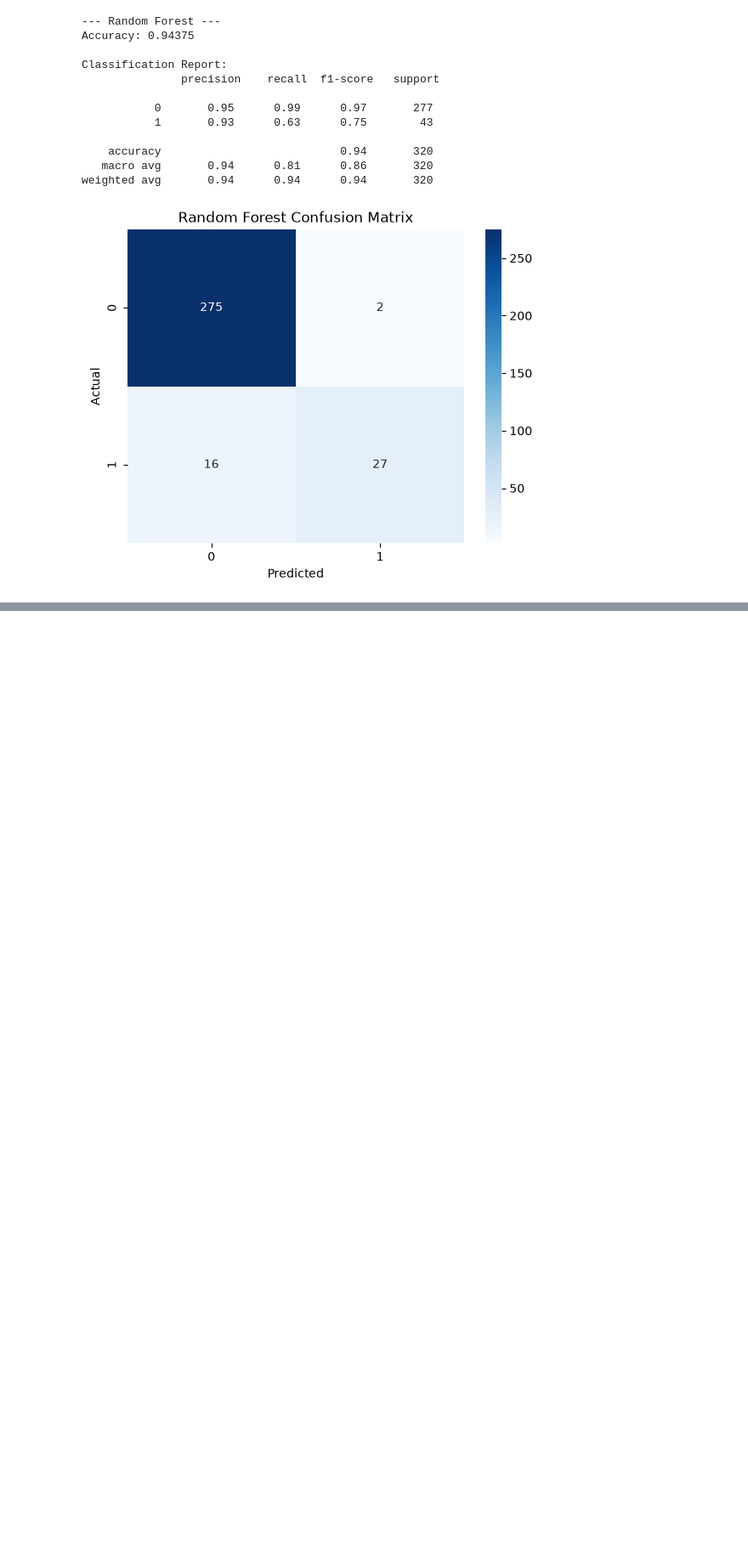
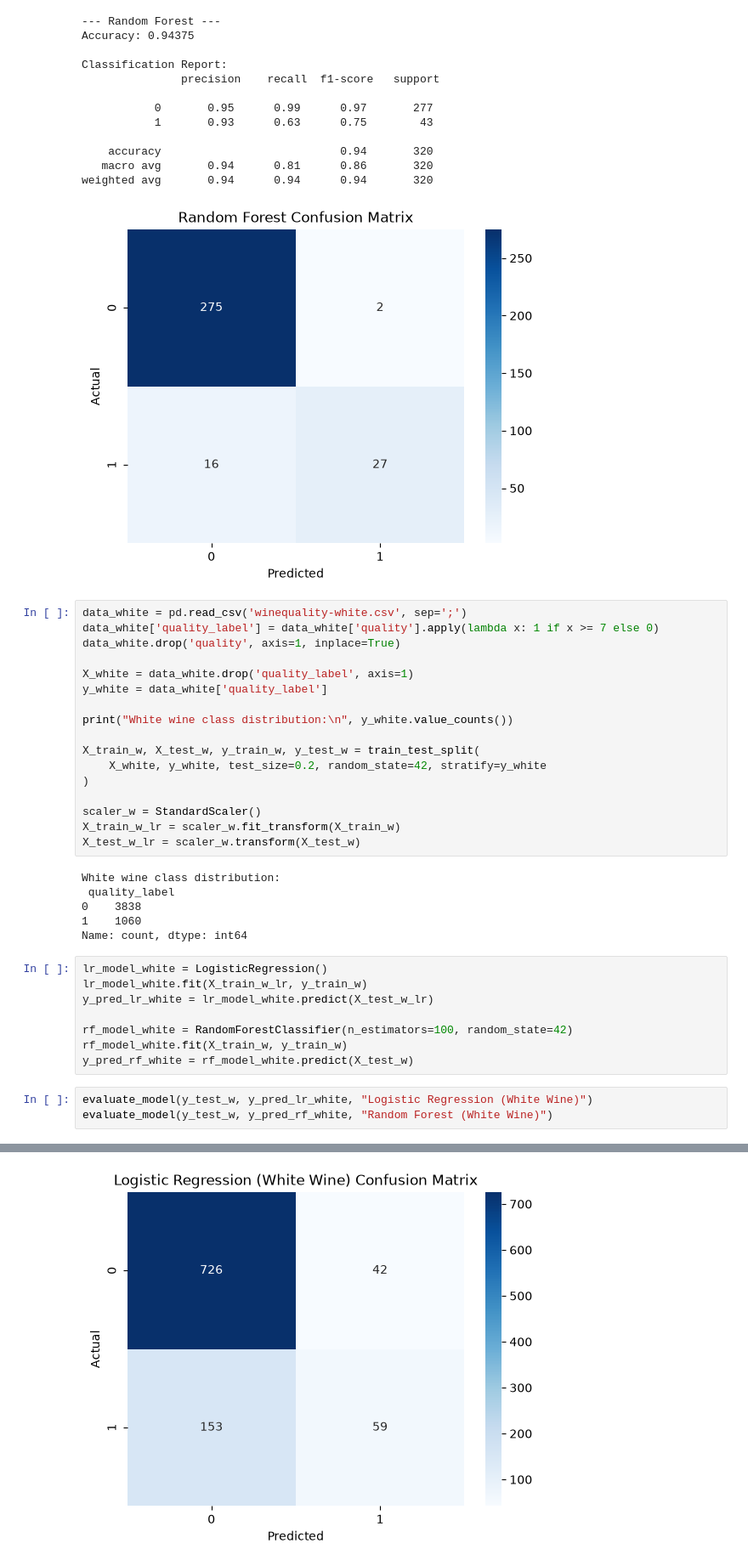
Before and after one commit to afrinps19/winery, a Jupyter notebook: wine_quality.ipynb, the cells around one changed output, grey strips where cells are left out. Shown at 85% size. Cells and saved outputs as stored; diff of their text form; blank space fills up the shorter version.

Commit message:
the new changes added : white wine dataset is also run on the same pipeline as red.added model persistance and a prediction script.

```diff
--- a/wine_quality.ipynb
+++ b/wine_quality.ipynb
@@ -111,3 +111,38 @@ Classification Report:
    macro avg       0.94      0.81      0.86       320
 weighted avg       0.94      0.94      0.94       320
 [figure]
+# %%
+data_white = pd.read_csv('winequality-white.csv', sep=';')
+data_white['quality_label'] = data_white['quality'].apply(lambda x: 1 if x >= 7 else 0)
+data_white.drop('quality', axis=1, inplace=True)
+
+X_white = data_white.drop('quality_label', axis=1)
+y_white = data_white['quality_label']
+
+print("White wine class distribution:\n", y_white.value_counts())
+
+X_train_w, X_test_w, y_train_w, y_test_w = train_test_split(
+    X_white, y_white, test_size=0.2, random_state=42, stratify=y_white
+)
+
+scaler_w = StandardScaler()
+X_train_w_lr = scaler_w.fit_transform(X_train_w)
+X_test_w_lr = scaler_w.transform(X_test_w)
+# %% [output]
+White wine class distribution:
+ quality_label
+0    3838
+1    1060
+Name: count, dtype: int64
+# %%
+lr_model_white = LogisticRegression()
+lr_model_white.fit(X_train_w_lr, y_train_w)
+y_pred_lr_white = lr_model_white.predict(X_test_w_lr)
+
+rf_model_white = RandomForestClassifier(n_estimators=100, random_state=42)
+rf_model_white.fit(X_train_w, y_train_w)
+y_pred_rf_white = rf_model_white.predict(X_test_w)
+# %%
+evaluate_model(y_test_w, y_pred_lr_white, "Logistic Regression (White Wine)")
+evaluate_model(y_test_w, y_pred_rf_white, "Random Forest (White Wine)")
+# %% [output]
@@ -113,0 +161 @@ weighted avg       0.94      0.94      0.94       320
+[figure, added]
```
Also changed, not shown: parts of 3 cells of this notebook, 6 other files.
